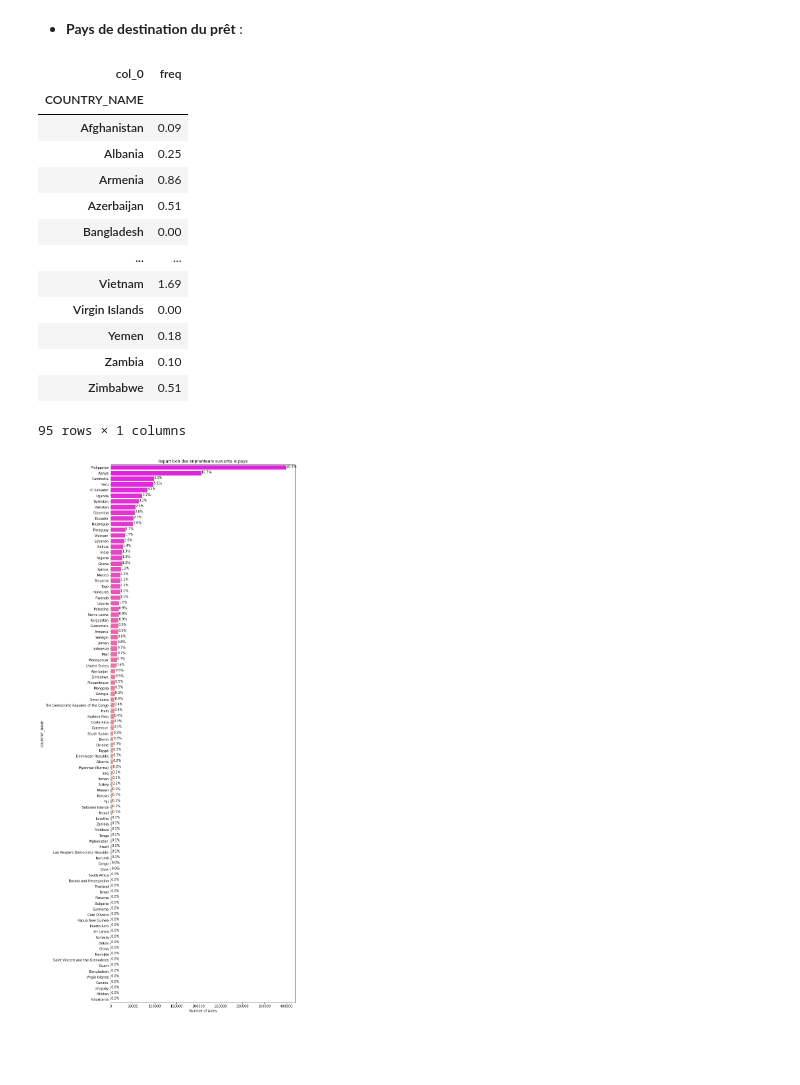
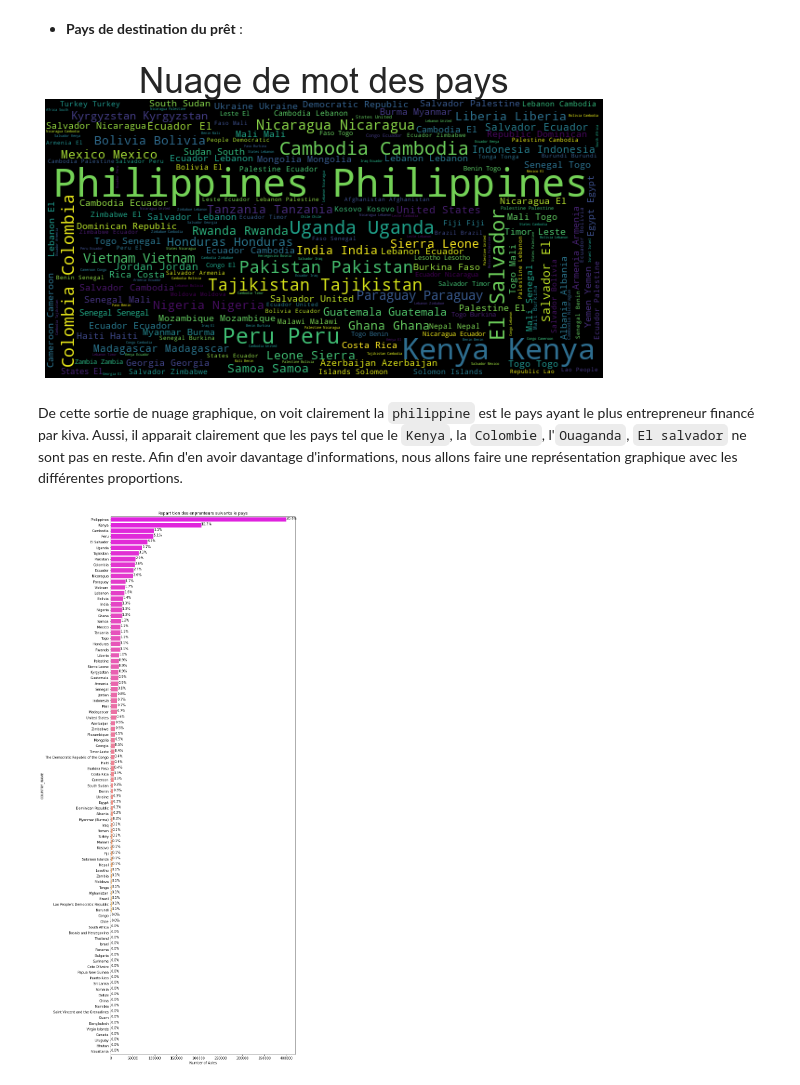
Before and after one commit to danisJIOGUE/Projet_Python, a Jupyter notebook: Python/Code_Python.ipynb, the cells around one changed output. Saved outputs shown, nothing was run; the diff lists cells and outputs as text; code cells hidden in the pictures; blank space fills up the shorter version.

```diff
--- a/Python/Code_Python.ipynb
+++ b/Python/Code_Python.ipynb
@@ -542,23 +495,22 @@ Length: 1195466
 Categories (1195465, object): ['to buy more sacks of charcoal to sell.', 'to buy ingredients such as sugar, coconut mil..., 'to buy more supplies to improve her store.', 'to buy additional feed for he ...
 # %% [markdown]
 * **Pays de destination du prêt** :
-# %%
-pd.crosstab(loan_copy['COUNTRY_NAME'],'freq').apply(lambda r: 100 * r/len(loan_copy), axis=1).round(2)
-# %% [output]
-| col_0 | freq |
-| COUNTRY_NAME |  |
-| Afghanistan | 0.09 |
-| Albania | 0.25 |
-| Armenia | 0.86 |
-| Azerbaijan | 0.51 |
-| Bangladesh | 0.00 |
-| ... | ... |
-| Vietnam | 1.69 |
-| Virgin Islands | 0.00 |
-| Yemen | 0.18 |
-| Zambia | 0.10 |
-| Zimbabwe | 0.51 |
-95 rows × 1 columns
+# %%
+# pip install pip install WordCloud
+from wordcloud import WordCloud
+
+names = loan_copy["COUNTRY_NAME"][~pd.isnull(loan_copy["COUNTRY_NAME"])]
+#print(names)
+wordcloud = WordCloud(max_font_size=50, width=600, height=300).generate(' '.join(names))
+plt.figure(figsize=(10,6))
+plt.imshow(wordcloud)
+plt.title("Nuage de mot des pays", fontsize=35)
+plt.axis("off")
+plt.show()
+# %% [output]
+[figure, added]
+# %% [markdown]
+De cette sortie de nuage graphique, on voit clairement la `philippine` est le pays ayant le plus entrepreneur financé par kiva. Aussi, il apparait clairement que les pays tel que le `Kenya`, la `Colombie`, l'`Ouaganda`, `El salvador` ne sont pas en reste. Afin d'en avoir davantage d'informations, nous allons faire une représentation graphique avec les différentes proportions.
 # %%
 plt.figure(figsize=(10,30))
 ax = sns.countplot(y="COUNTRY_NAME", data=loan_copy, order =loan_copy['COUNTRY_NAME'].value_counts().index , palette="spring")
```
Also changed, not shown: parts of 49 cells of this notebook, 1 other file.
